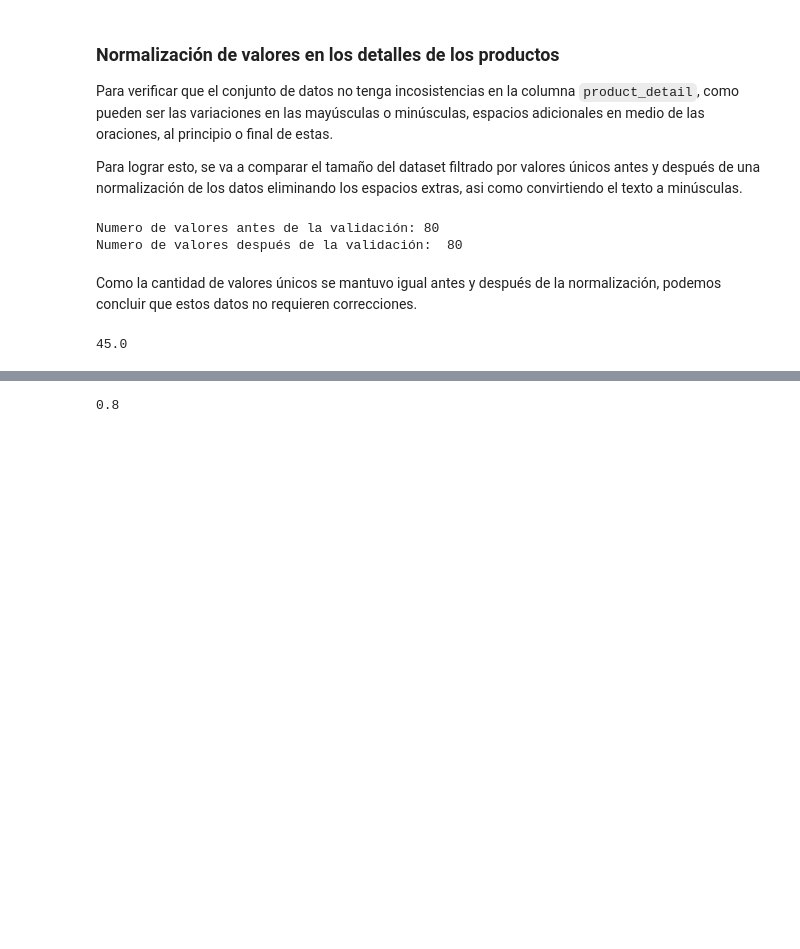
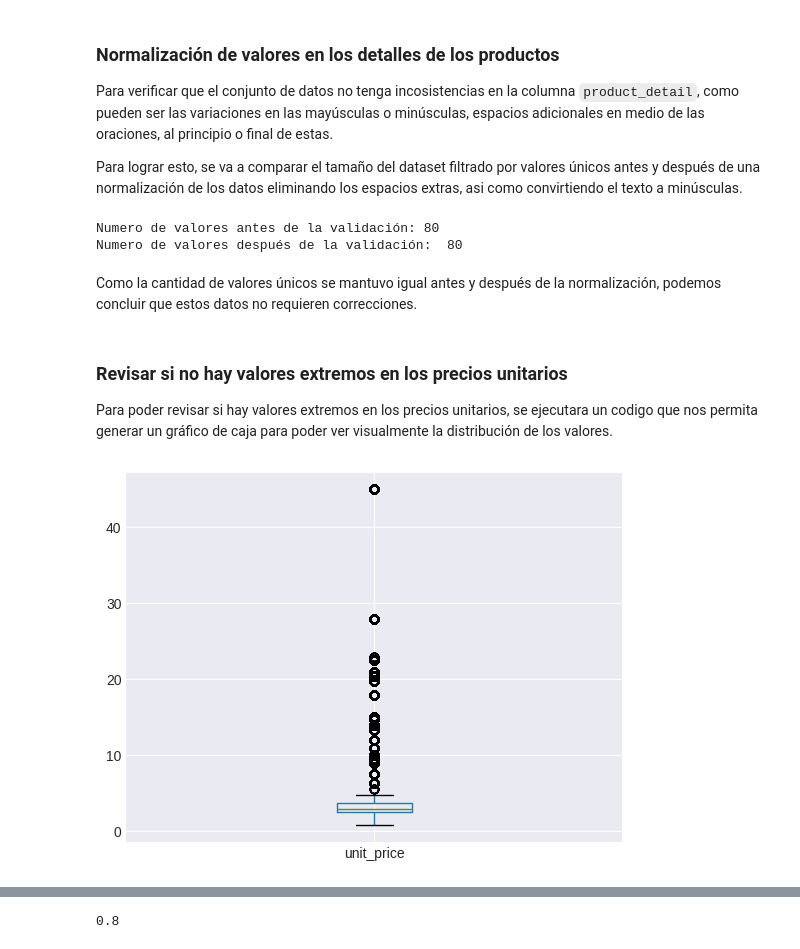
Before and after one commit to eddieisoffline/Portfolio-Data-Science, a Jupyter notebook: cafe/notebook/notebook.ipynb, the cells around one changed output, grey strips where cells are left out. Cells and saved outputs as stored; diff of their text form; code cells hidden in the pictures; blank space fills up the shorter version.

```diff
--- a/cafe/notebook/notebook.ipynb
+++ b/cafe/notebook/notebook.ipynb
@@ -339,10 +354,17 @@ Numero de valores antes de la validación: 80
 Numero de valores después de la validación:  80
 # %% [markdown]
 Como la cantidad de valores únicos se mantuvo igual antes y después de la normalización, podemos concluir que estos datos no requieren correcciones.
-# %%
-coffee_sales["unit_price"].max()
-# %% [output]
-45.0
+# %% [markdown]
+### Revisar si no hay valores extremos en los precios unitarios
+
+Para poder revisar si hay valores extremos en los precios unitarios, se ejecutara un codigo que nos permita generar un gráfico de caja para poder ver visualmente la distribución de los valores.
+# %%
+#Se genera el gráfico con la columna unit_price
+coffee_sales.boxplot(column="unit_price")
+#se llama show() para mostrar el gráfico
+plt.show()
+# %% [output]
+[figure, added]
 # %%
 coffee_sales[coffee_sales["unit_price"]==45]["product_category"].value_counts()
 # %% [output]
```
Also changed, not shown: parts of 9 cells of this notebook.
